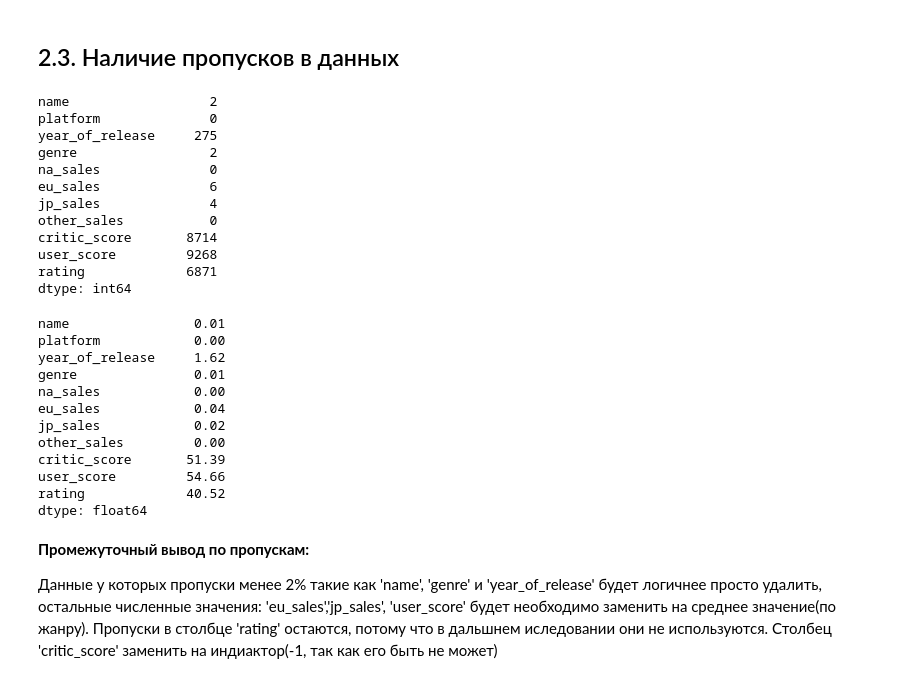
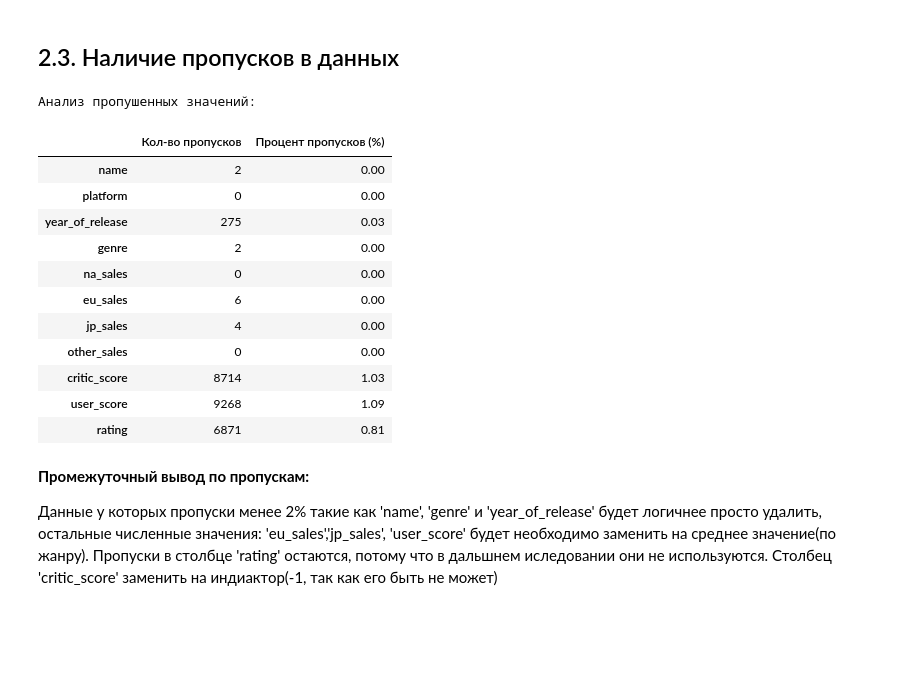
Before and after one commit to CAH0/Analysis-of-the-game-Secrets-of-Darkshire, a Jupyter notebook: AnalysisSecretDarkshire.ipynb, the cells around one changed output. Drawn from its saved outputs; the diff is of its cells as text; code cells hidden in the pictures; blank space fills up the shorter version.

```diff
--- a/AnalysisSecretDarkshire.ipynb
+++ b/AnalysisSecretDarkshire.ipynb
@@ -145,38 +163,28 @@ rating              object
 dtype: object
 # %% [markdown]
 ## 2.3. Наличие пропусков в данных
-# %%
-#Обсолютные значение
-df.isna().sum()
-# %% [output]
-name                  2
-platform              0
-year_of_release     275
-genre                 2
-na_sales              0
-eu_sales              6
-jp_sales              4
-other_sales           0
-critic_score       8714
-user_score         9268
-rating             6871
-dtype: int64
-# %%
-# Относительные значения
-round(df.isna().mean() * 100,2)
-# %% [output]
-name                0.01
-platform            0.00
-year_of_release     1.62
-genre               0.01
-na_sales            0.00
-eu_sales            0.04
-jp_sales            0.02
-other_sales         0.00
-critic_score       51.39
-user_score         54.66
-rating             40.52
-dtype: float64
+# %%
+missing = round(df.isna().sum() / len(df) * 2, 2)
+mis_df = pd.DataFrame({
+    'Кол-во пропусков': df.isna().sum(),
+    'Процент пропусков (%)' : missing
+})
+print('\nАнализ пропушенных значений:')
+display(mis_df)
+# %% [output]
+Анализ пропушенных значений:
+|  | Кол-во пропусков | Процент пропусков (%) |
+| name | 2 | 0.00 |
+| platform | 0 | 0.00 |
+| year_of_release | 275 | 0.03 |
+| genre | 2 | 0.00 |
+| na_sales | 0 | 0.00 |
+| eu_sales | 6 | 0.00 |
+| jp_sales | 4 | 0.00 |
+| other_sales | 0 | 0.00 |
+| critic_score | 8714 | 1.03 |
+| user_score | 9268 | 1.09 |
+| rating | 6871 | 0.81 |
 # %% [markdown]
 **Промежуточный вывод по пропускам:**
 
```
Also changed, not shown: parts of 15 cells of this notebook.
